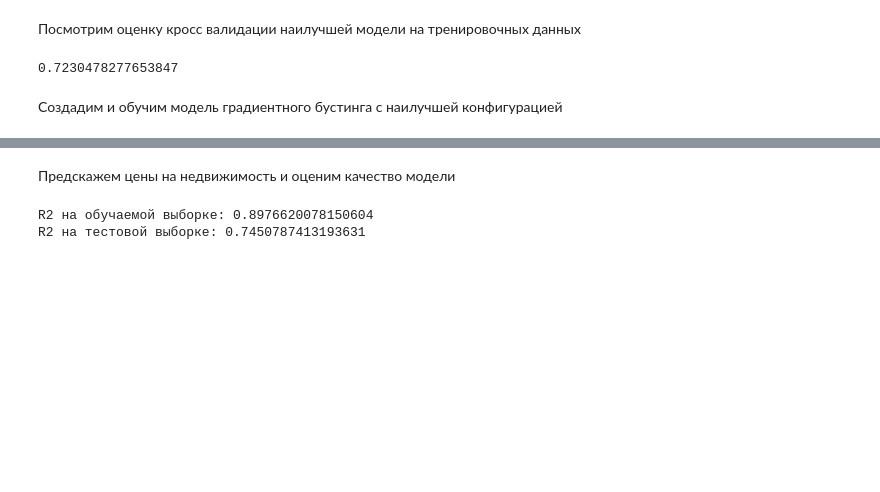
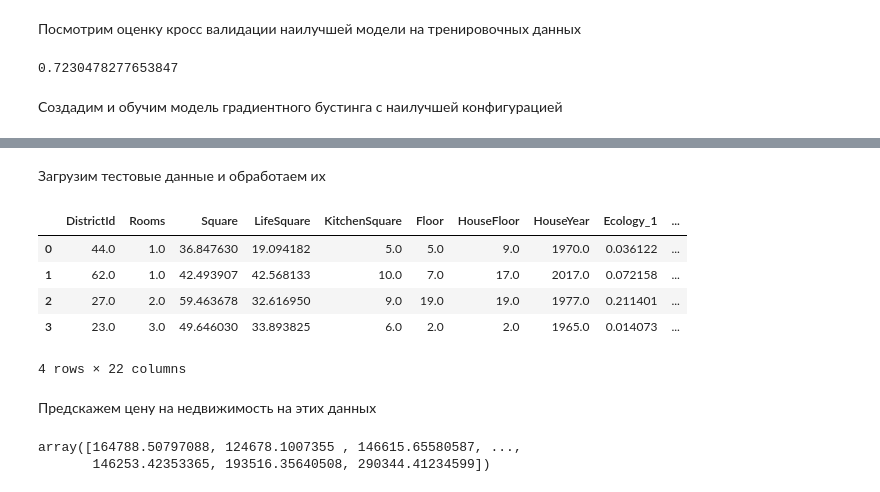
Before and after one commit to FlightBlaze/ds-course-work, a Jupyter notebook: course-work.ipynb, the cells around one changed output, grey strips where cells are left out. Cells and saved outputs as stored; diff of their text form; code cells hidden in the pictures; blank space fills up the shorter version.

Commit message:
remove id column and save predictions to file

```diff
--- a/course-work.ipynb
+++ b/course-work.ipynb
@@ -9,6 +9,7 @@ import pandas as pd
 Пропишем путь к датасету
 # %%
 TRAIN_DATA_PATH = './real-estate-price-prediction-moscow/train.csv'
+TEST_DATA_PATH = './real-estate-price-prediction-moscow/test.csv'
 # %% [markdown]
 Откроем тренировочный датасет
 # %%
@@ -192,6 +193,10 @@ class DataPipeline:
         df = convert_to_dummies(df, "Ecology_3")
         df = convert_to_dummies(df, "Shops_2")
 
+        # 5. Удаление уникальных идентификаторов наблюдений
+
+        df.drop("Id", axis=1, inplace=True)
+
         return df
 # %%
 pipe = DataPipeline()
@@ -309,13 +314,25 @@ model.fit(X_train, y_train)
-# %% [markdown]
-Предскажем цены на недвижимость и оценим качество модели
-# %%
-from sklearn.metrics import r2_score
-
-
-y_pred = model.predict(X_test)
-
-print(f"R2 на обучаемой выборке: {r2_score(y_train, model.predict(X_train))}")
-print(f"R2 на тестовой выборке: {r2_score(y_test, y_pred)}")
-# %% [output]
-R2 на обучаемой выборке: 0.8976620078150604
-R2 на тестовой выборке: 0.7450787413193631
+# %% [markdown]
+Загрузим тестовые данные и обработаем их
+# %%
+test_data = pd.read_csv(TEST_DATA_PATH, sep=',')
+
+# Сохраним ID всех строк. DataPipeline удалит все Id, но все строки оставит
+test_data_ids = test_data["Id"]
+
+test_data = pipe.transform(test_data)
+test_data.head(4)
+# %% [output]
+|  | DistrictId | Rooms | Square | LifeSquare | KitchenSquare | Floor | HouseFloor | HouseYear | Ecology_1 | ... |
+| 0 | 44.0 | 1.0 | 36.847630 | 19.094182 | 5.0 | 5.0 | 9.0 | 1970.0 | 0.036122 | ... |
+| 1 | 62.0 | 1.0 | 42.493907 | 42.568133 | 10.0 | 7.0 | 17.0 | 2017.0 | 0.072158 | ... |
+| 2 | 27.0 | 2.0 | 59.463678 | 32.616950 | 9.0 | 19.0 | 19.0 | 1977.0 | 0.211401 | ... |
+| 3 | 23.0 | 3.0 | 49.646030 | 33.893825 | 6.0 | 2.0 | 2.0 | 1965.0 | 0.014073 | ... |
+4 rows × 22 columns
+# %% [markdown]
+Предскажем цену на недвижимость на этих данных
+# %%
+test_pred = model.predict(test_data)
+test_pred
+# %% [output]
+array([164788.50797088, 124678.1007355 , 146615.65580587, ...,
+       146253.42353365, 193516.35640508, 290344.41234599])
```
Also changed, not shown: parts of 9 cells of this notebook, 1 other file.
